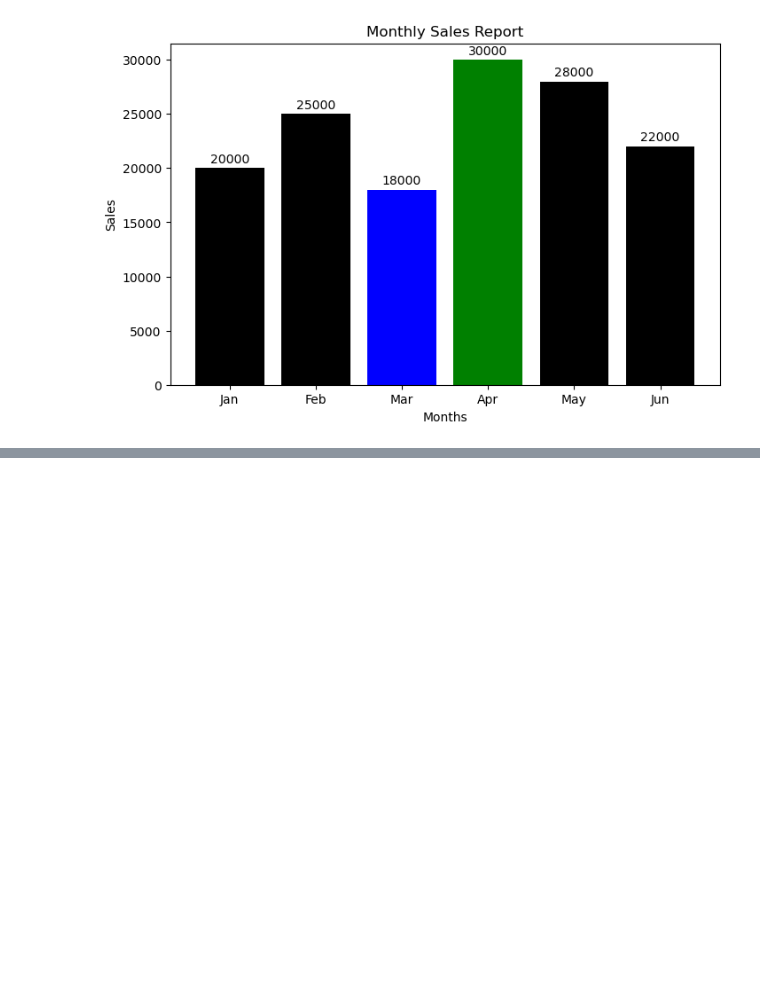
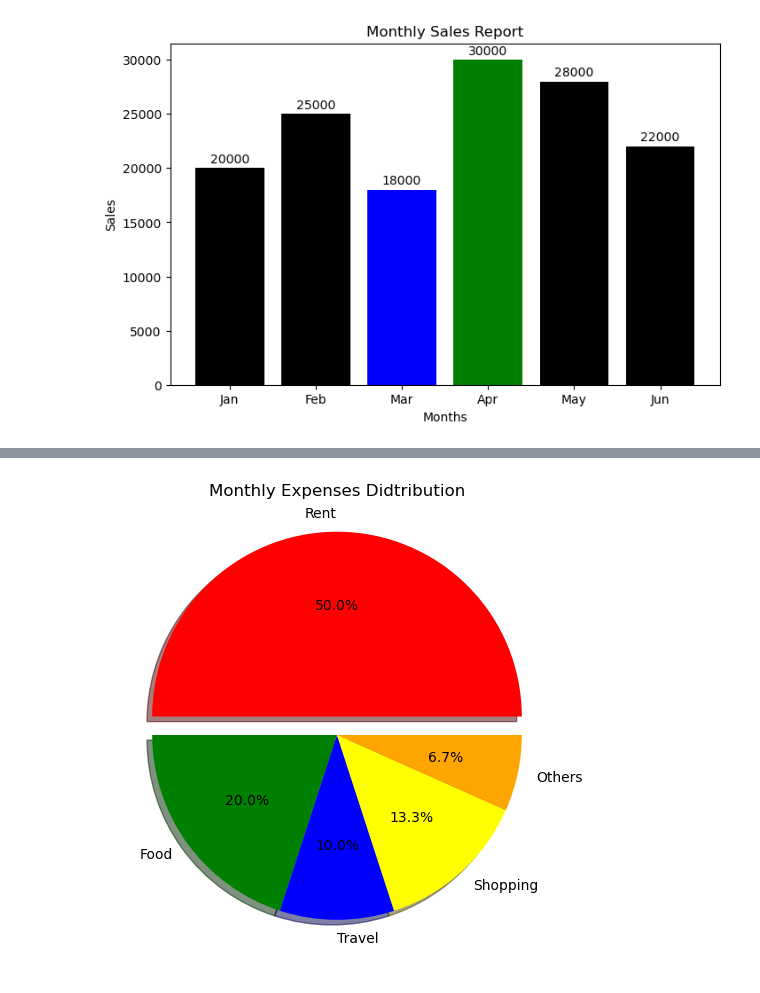
Before and after one commit to maroti13/-Matplotlib, a Jupyter notebook: Visual1.ipynb, the cells around one changed output, grey strips where cells are left out. Saved outputs shown, nothing was run; the diff lists cells and outputs as text; code cells hidden in the pictures; blank space fills up the shorter version.

```diff
--- a/Visual1.ipynb
+++ b/Visual1.ipynb
@@ -93,0 +137,15 @@ plt.show()
+# %%
+categories=["Rent","Food","Travel","Shopping","Others"]
+expenses=[15000,6000,3000,4000,2000]
+# %%
+max_index=expenses.index(max(expenses))
+colors=['red','green','blue','yellow','orange']
+# %%
+explode=[0]*len(expenses)
+explode[max_index]=0.1
+# %%
+plt.figure(figsize=(6,6))
+plt.pie(expenses,labels=categories,explode=explode,autopct='%1.1f%%',shadow=True,colors=colors)
+plt.title("Monthly Expenses Didtribution")
+plt.show()
+# %% [output]
@@ -93,0 +156 @@ plt.show()
+[figure, added]
```
Also changed, not shown: parts of 11 cells of this notebook.
